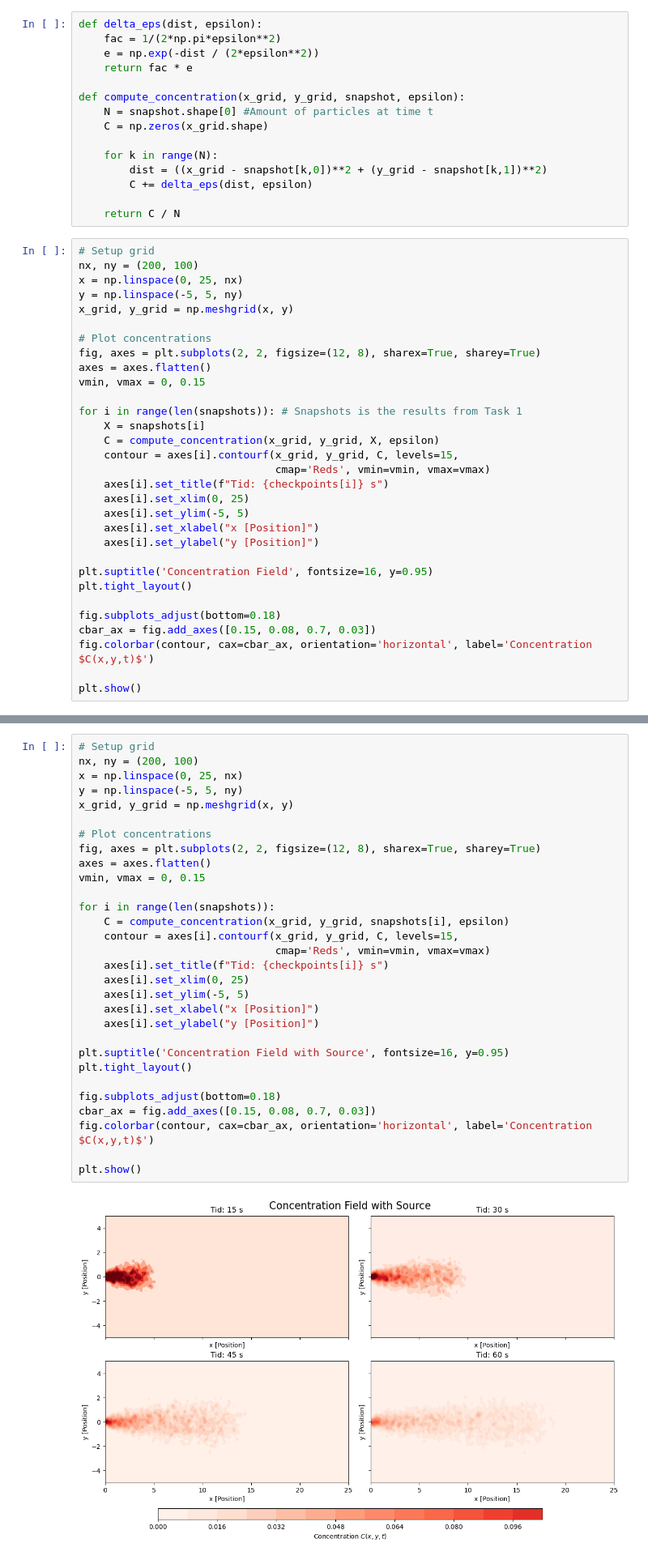
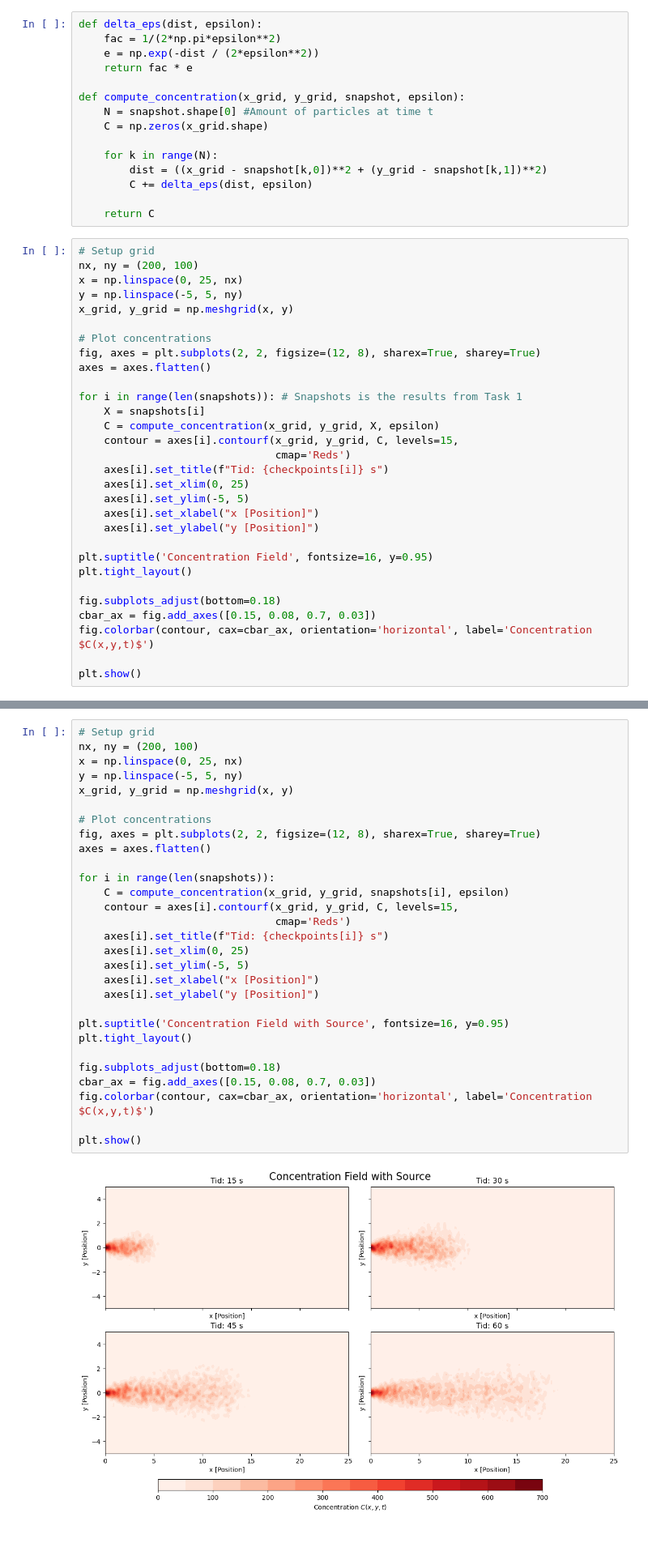
Before and after one commit to johanneslopponen/scicomp_miniproject, a Jupyter notebook: Report.ipynb, the cells around one changed output, grey strips where cells are left out. Shown at 81% size. Saved outputs shown, nothing was run; the diff lists cells and outputs as text.

Commit message:
fix concentration plots

```diff
--- a/Report.ipynb
+++ b/Report.ipynb
@@ -237,7 +237,7 @@ def compute_concentration(x_grid, y_grid, snapshot, epsilon):
         dist = ((x_grid - snapshot[k,0])**2 + (y_grid - snapshot[k,1])**2)
         C += delta_eps(dist, epsilon)
 
-    return C / N
+    return C
 # %%
 # Setup grid
 nx, ny = (200, 100)
@@ -248,13 +248,12 @@ x_grid, y_grid = np.meshgrid(x, y)
 # Plot concentrations
 fig, axes = plt.subplots(2, 2, figsize=(12, 8), sharex=True, sharey=True)
 axes = axes.flatten()
-vmin, vmax = 0, 0.15
 
 for i in range(len(snapshots)): # Snapshots is the results from Task 1
     X = snapshots[i]
     C = compute_concentration(x_grid, y_grid, X, epsilon)
     contour = axes[i].contourf(x_grid, y_grid, C, levels=15,
-                               cmap='Reds', vmin=vmin, vmax=vmax)
+                               cmap='Reds')
     axes[i].set_title(f"Tid: {checkpoints[i]} s")
     axes[i].set_xlim(0, 25)
     axes[i].set_ylim(-5, 5)
@@ -304,32 +303,31 @@ plt.show()
 # %%
 # Setup grid
 nx, ny = (200, 100)
 x = np.linspace(0, 25, nx)
 y = np.linspace(-5, 5, ny)
 x_grid, y_grid = np.meshgrid(x, y)
 
 # Plot concentrations
 fig, axes = plt.subplots(2, 2, figsize=(12, 8), sharex=True, sharey=True)
 axes = axes.flatten()
-vmin, vmax = 0, 0.15
 
 for i in range(len(snapshots)):
     C = compute_concentration(x_grid, y_grid, snapshots[i], epsilon)
     contour = axes[i].contourf(x_grid, y_grid, C, levels=15,
-                               cmap='Reds', vmin=vmin, vmax=vmax)
+                               cmap='Reds')
     axes[i].set_title(f"Tid: {checkpoints[i]} s")
     axes[i].set_xlim(0, 25)
     axes[i].set_ylim(-5, 5)
     axes[i].set_xlabel("x [Position]")
     axes[i].set_ylabel("y [Position]")
 
 plt.suptitle('Concentration Field with Source', fontsize=16, y=0.95)
 plt.tight_layout()
 
 fig.subplots_adjust(bottom=0.18)
 cbar_ax = fig.add_axes([0.15, 0.08, 0.7, 0.03])
 fig.colorbar(contour, cax=cbar_ax, orientation='horizontal', label='Concentration $C(x,y,t)$')
 
 plt.show()
 # %% [output]
-[figure, old version]
+[figure, new version]
```
Also changed, not shown: parts of 3 cells of this notebook.
